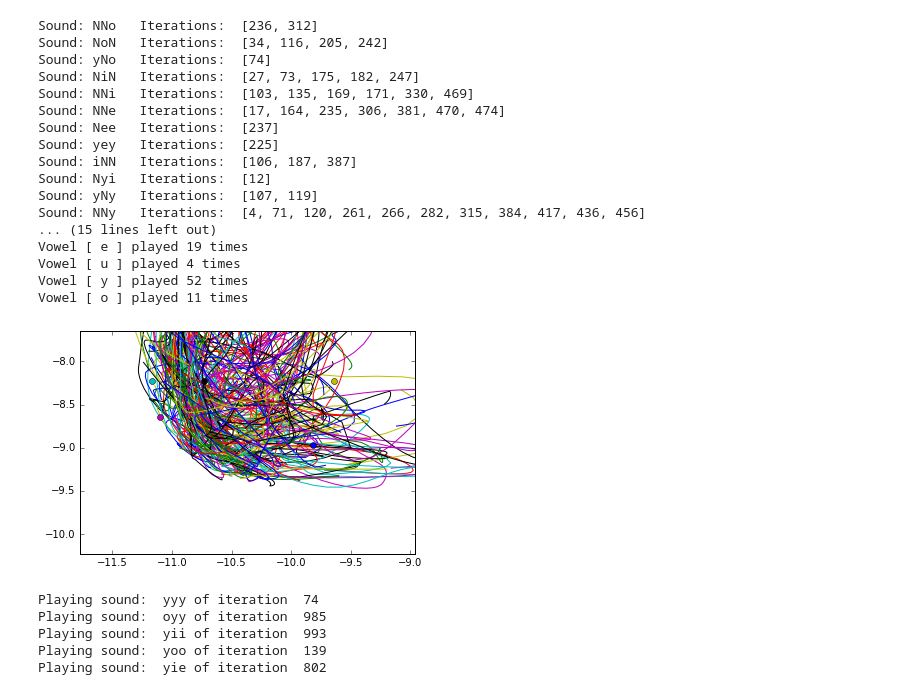
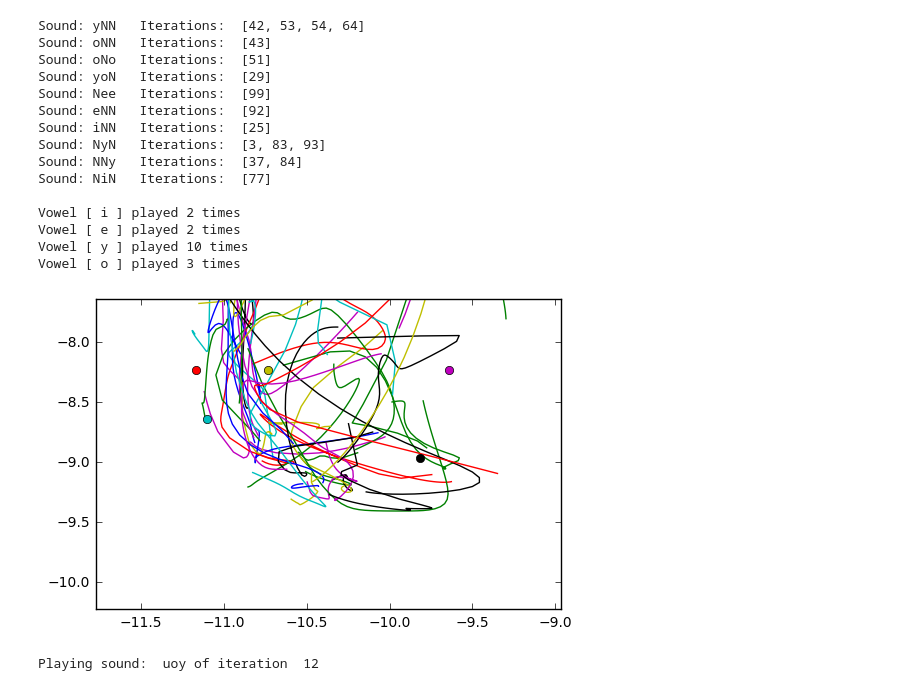
Before and after one commit to sebastien-forestier/CogSci2017, a Jupyter notebook: notebook/test_sounds.ipynb, the cells around one changed output. Cells and saved outputs as stored; diff of their text form; code cells hidden in the pictures.

```diff
--- a/notebook/test_sounds.ipynb
+++ b/notebook/test_sounds.ipynb
@@ -14,4 +1,18 @@ env = CogSci2017Environment()
 # %%
+import sys
+import numpy as np
+import time
+from explauto.utils import rand_bounds
+sys.path.append('../')
+
+from cogsci2017.environment.arm_diva_env import CogSci2017Environment
+%matplotlib inline
+import matplotlib.pyplot as plt
+
+env_audio = CogSci2017Environment(audio=True)
+env = CogSci2017Environment()
+
+
 # Define Vowels and triplets
 v_o = list(np.log2([500, 900]))
 v_y = list(np.log2([300, 1700]))
@@ -23,6 +24,8 @@ v_i = list(np.log2([300, 2300]))
 vowels = dict(o=v_o, y=v_y, u=v_u, e=v_e, i=v_i)
 
 def check_sounds(s_traj, tol=0.2):
+    if s_traj is None:
+        return "NNN"
     s1 = s_traj[0]
     s2 = s_traj[24]
     s3 = s_traj[-1]
@@ -49,7 +52,7 @@ sound_dict = {}
 
 vowels_dict = {}
 
-for i in range(500):
+for i in range(100):
     m = env.motor_babbling()
     m_list.append(m)
     s_traj = env.diva.update(m[21:], audio=False)
@@ -66,59 +69,53 @@ for i in range(500):
             else:
                 vowels_dict[v] = [i]
     plt.plot([-f[1] for f in s_traj], [-f[0] for f in s_traj])
 
 plt.xlim([-np.log2([3500.]), -np.log2([500.])])
 plt.ylim([-np.log2([1200.]), -np.log2([200.])])
 for v in vowels.keys():
     plt.plot(-vowels[v][1], -vowels[v][0], "o")
 
 print
 for key in sound_dict.keys():
     if not key == "NNN":
         print "Sound:", key, "  Iterations: ", sound_dict[key]
 print
 for v in vowels:
     if vowels_dict.has_key(v):
         print "Vowel [", v, "] played", len(vowels_dict[v]), "times"
 
 def listen(i):
     print "Playing sound: ", sound_list[i], "of iteration ", i
     m = m_list[i]
     env_audio.diva.update(m[21:])
 
 def listen_triplets():
     for key in sound_dict.keys():
         if not (key[0] == "N" or key[1] == "N" or key[2] == "N"):
             for i in sound_dict[key]:
                 listen(i)
                 time.sleep(1)
 # %% [output]
-Sound: NNo   Iterations:  [236, 312]
-Sound: NoN   Iterations:  [34, 116, 205, 242]
-Sound: yNo   Iterations:  [74]
-Sound: NiN   Iterations:  [27, 73, 175, 182, 247]
-Sound: NNi   Iterations:  [103, 135, 169, 171, 330, 469]
-Sound: NNe   Iterations:  [17, 164, 235, 306, 381, 470, 474]
-Sound: Nee   Iterations:  [237]
-Sound: yey   Iterations:  [225]
-Sound: iNN   Iterations:  [106, 187, 387]
-Sound: Nyi   Iterations:  [12]
-Sound: yNy   Iterations:  [107, 119]
-Sound: NNy   Iterations:  [4, 71, 120, 261, 266, 282, 315, 384, 417, 436, 456]
-... (15 lines left out)
-Vowel [ e ] played 19 times
-Vowel [ u ] played 4 times
-Vowel [ y ] played 52 times
-Vowel [ o ] played 11 times
+Sound: yNN   Iterations:  [42, 53, 54, 64]
+Sound: oNN   Iterations:  [43]
+Sound: oNo   Iterations:  [51]
+Sound: yoN   Iterations:  [29]
+Sound: Nee   Iterations:  [99]
+Sound: eNN   Iterations:  [92]
+Sound: iNN   Iterations:  [25]
+Sound: NyN   Iterations:  [3, 83, 93]
+Sound: NNy   Iterations:  [37, 84]
+Sound: NiN   Iterations:  [77]
+
+Vowel [ i ] played 2 times
+Vowel [ e ] played 2 times
+Vowel [ y ] played 10 times
+Vowel [ o ] played 3 times
-[figure, old version]
+[figure, new version]
 # %%
 listen_triplets()
 # %% [output]
-Playing sound:  yyy of iteration  74
-Playing sound:  oyy of iteration  985
-Playing sound:  yii of iteration  993
-Playing sound:  yoo of iteration  139
-Playing sound:  yie of iteration  802
+Playing sound:  uoy of iteration  12
 # %%
 # GOAL BABBLING
 
```
Also changed, not shown: parts of 8 cells of this notebook, 3 other files.
